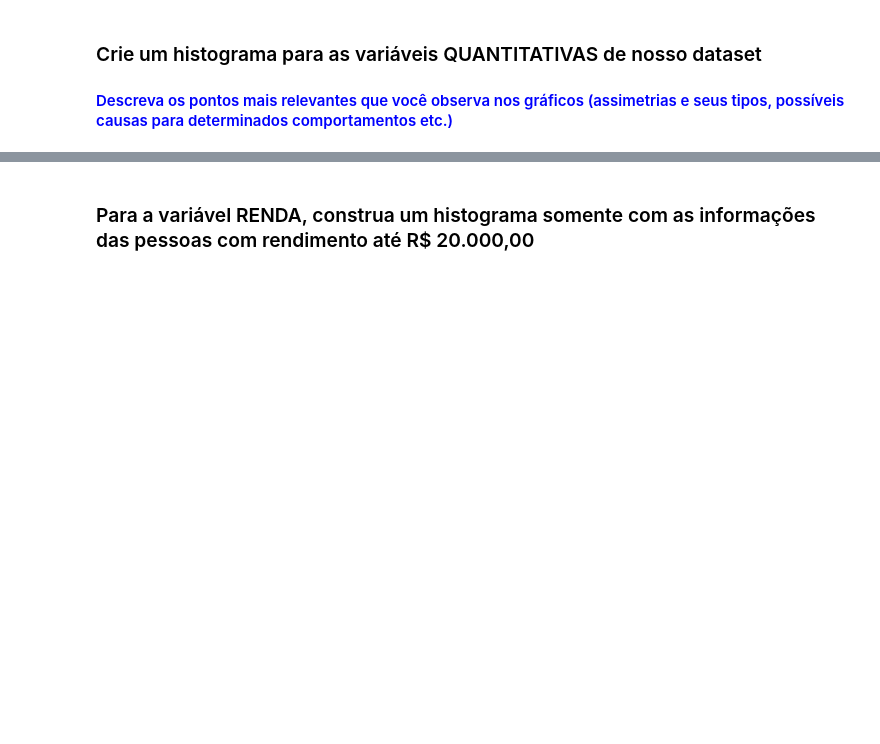
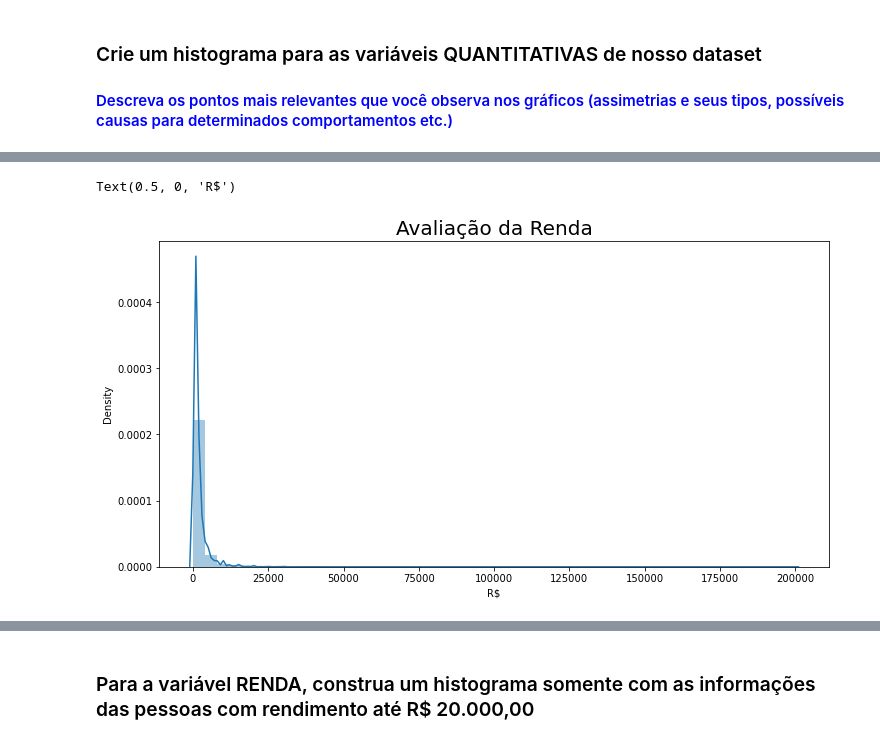
Before and after one commit to Marcus-Bernard0/data_science_alura, a Jupyter notebook: 6 - Estatística parte 1 - frequências e medidas/Análise_Descritiva.ipynb, the cells around one changed output, grey strips where cells are left out. Cells and saved outputs as stored; diff of their text form; code cells hidden in the pictures; blank space fills up the shorter version.

```diff
--- a/6 - Estatística parte 1 - frequências e medidas/Análise_Descritiva.ipynb
+++ b/6 - Estatística parte 1 - frequências e medidas/Análise_Descritiva.ipynb
@@ -285,0 +301,8 @@ Escreva suas conclusões aqui...
+# %%
+ax = sns.distplot(dados.Renda)
+ax.figure.set_size_inches(12 , 6)
+ax.set_title("Avaliação da Renda", fontsize = 20)
+ax.set_xlabel("R$")
+# %% [output]
+Text(0.5, 0, 'R$')
+[figure, added]
```
Also changed, not shown: parts of 46 cells of this notebook, 1 other file.
